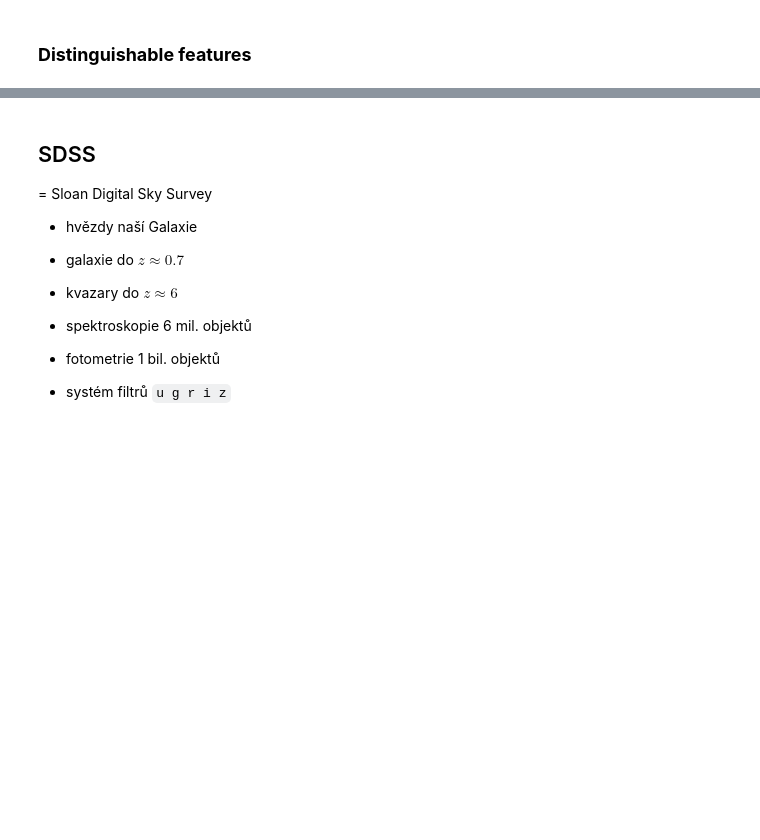
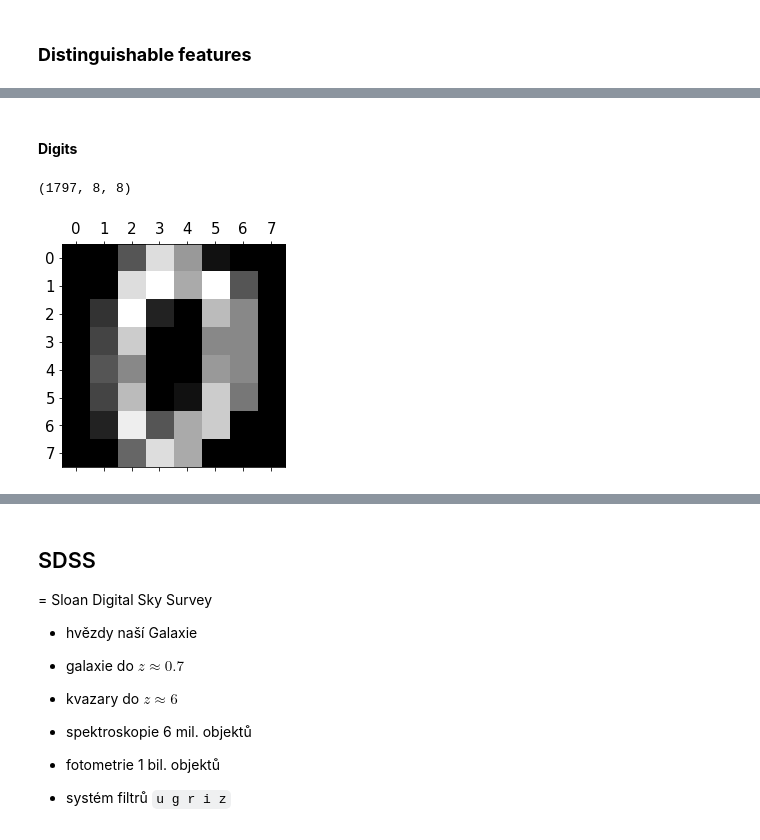
Before and after one commit to tomasplsek/AstroML, a Jupyter notebook: 02_decision_tree.ipynb, the cells around one changed output, grey strips where cells are left out. Cells and saved outputs as stored; diff of their text form; code cells hidden in the pictures; blank space fills up the shorter version.

```diff
--- a/02_decision_tree.ipynb
+++ b/02_decision_tree.ipynb
@@ -74,0 +131,13 @@ plt.scatter(dist2[:, 0], dist2[:, 1], color='green');
+# %% [markdown]
+#### **Digits**
+# %%
+from sklearn.datasets import load_digits
+digits = load_digits()
+print(digits.images.shape)
+
+plt.matshow(digits.images[0], cmap="gray")
+
+plt.show()
+# %% [output]
+(1797, 8, 8)
+[figure, added]
```
Also changed, not shown: parts of 17 cells of this notebook.
